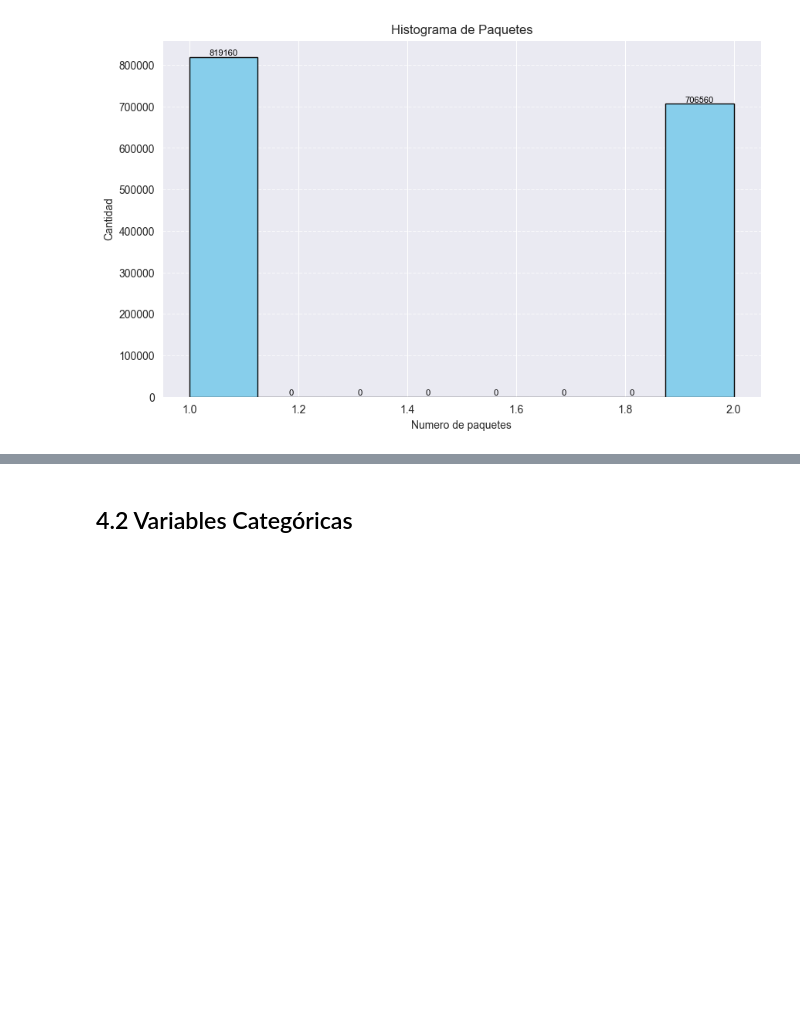
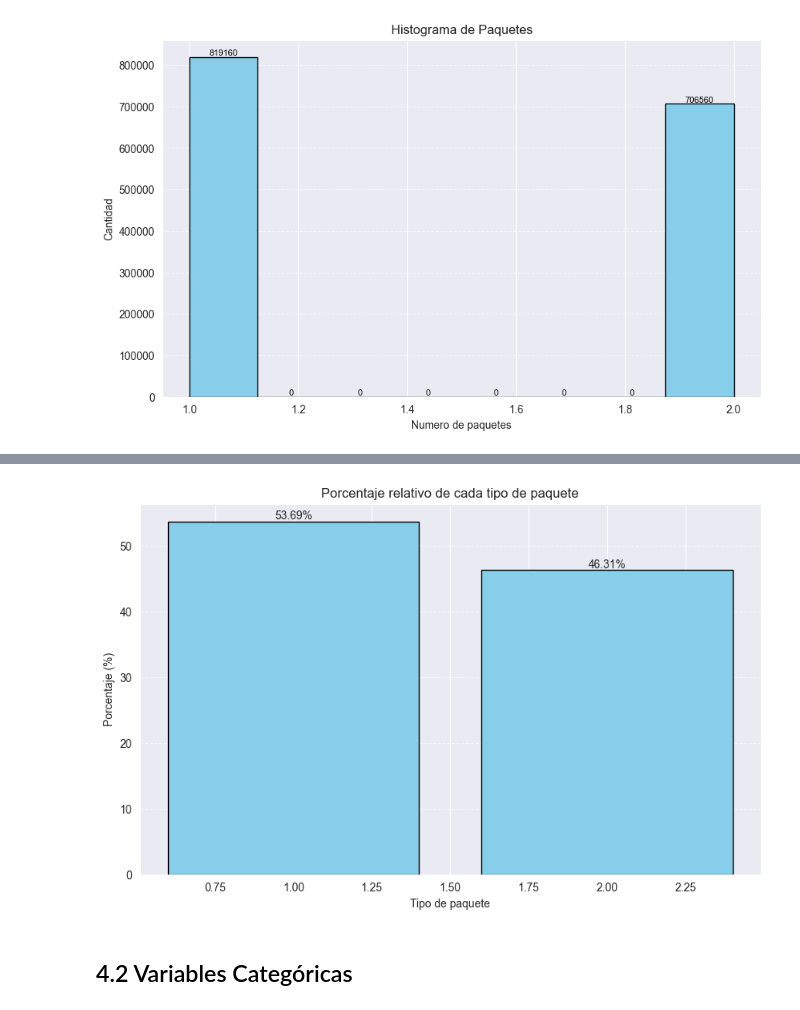
Before and after one commit to DGRIA/SESNA-Fertilizantes, a Jupyter notebook: src/Notebooks/3.1_EDA_productores_autorizados_2023.ipynb, the cells around one changed output, grey strips where cells are left out. Saved outputs shown, nothing was run; the diff lists cells and outputs as text; code cells hidden in the pictures; blank space fills up the shorter version.

```diff
--- a/src/Notebooks/3.1_EDA_productores_autorizados_2023.ipynb
+++ b/src/Notebooks/3.1_EDA_productores_autorizados_2023.ipynb
@@ -222,3 +269,27 @@ plt.show()
+# %%
+# Contar el número de cada tipo de 'PAQUETE'
+grouped_df = lista_productores['PAQUETE'].value_counts()
+
+# Calcular el porcentaje relativo de cada tipo de paquete
+percentage_df = (grouped_df / grouped_df.sum()) * 100
+
+# Crear el gráfico de barras
+plt.figure(figsize=(10, 6))
+barras = plt.bar(percentage_df.index, percentage_df.values, color='skyblue', edgecolor='black')
+plt.xlabel('Tipo de paquete')
+plt.ylabel('Porcentaje (%)')
+plt.title('Porcentaje relativo de cada tipo de paquete')
+plt.grid(axis='y', linestyle='--', alpha=0.7)
+
+# Añadir anotaciones a las barras
+for bar in barras:
+    plt.text(bar.get_x() + bar.get_width()/2, bar.get_height(),
+             f'{bar.get_height():.2f}%',
+             ha='center', va='bottom')
+
+plt.show()
+# %% [output]
+[figure, added]
 # %% [markdown]
 ## 4.2 Variables Categóricas
 # %%
```
Also changed, not shown: parts of 20 cells of this notebook.
